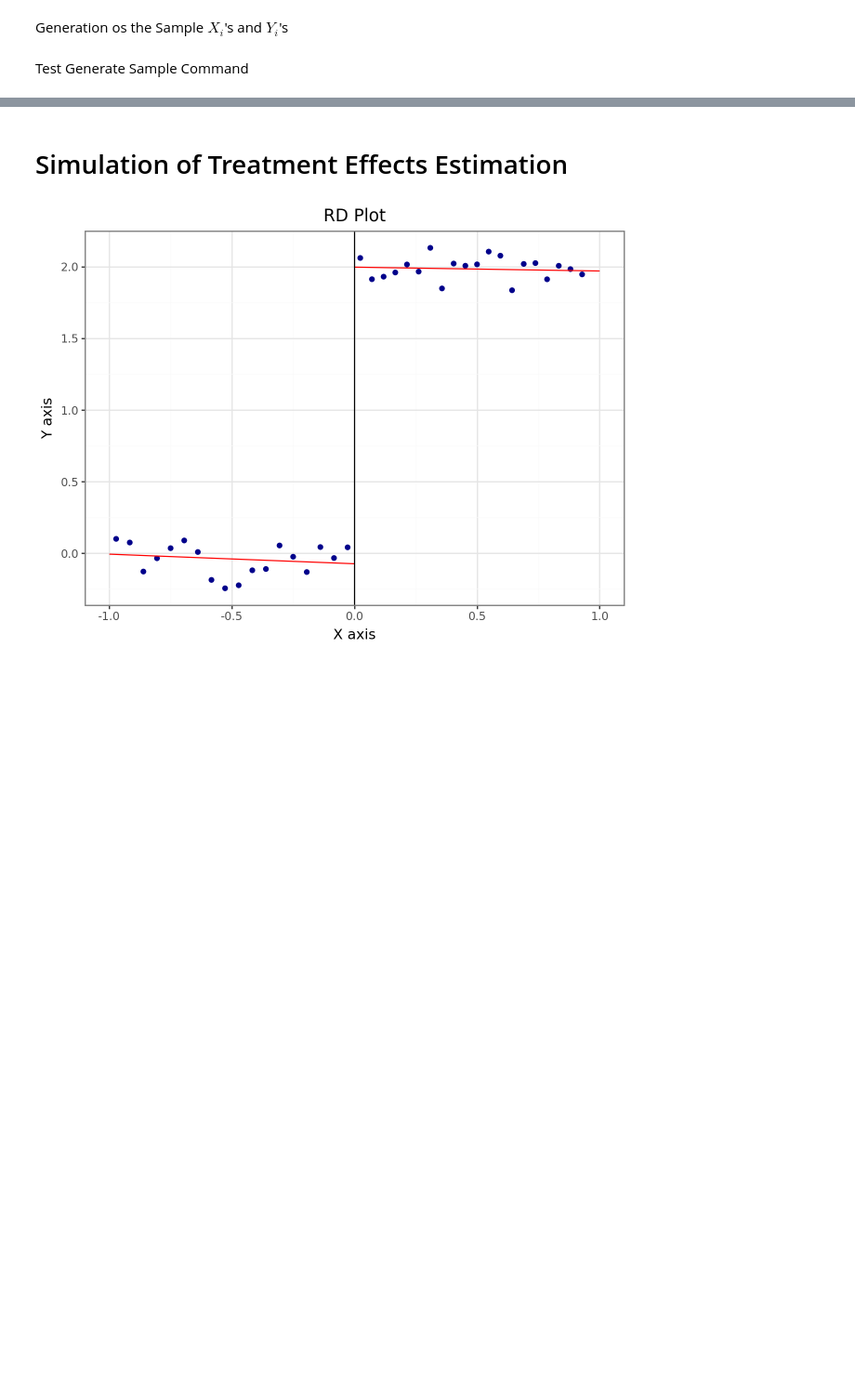
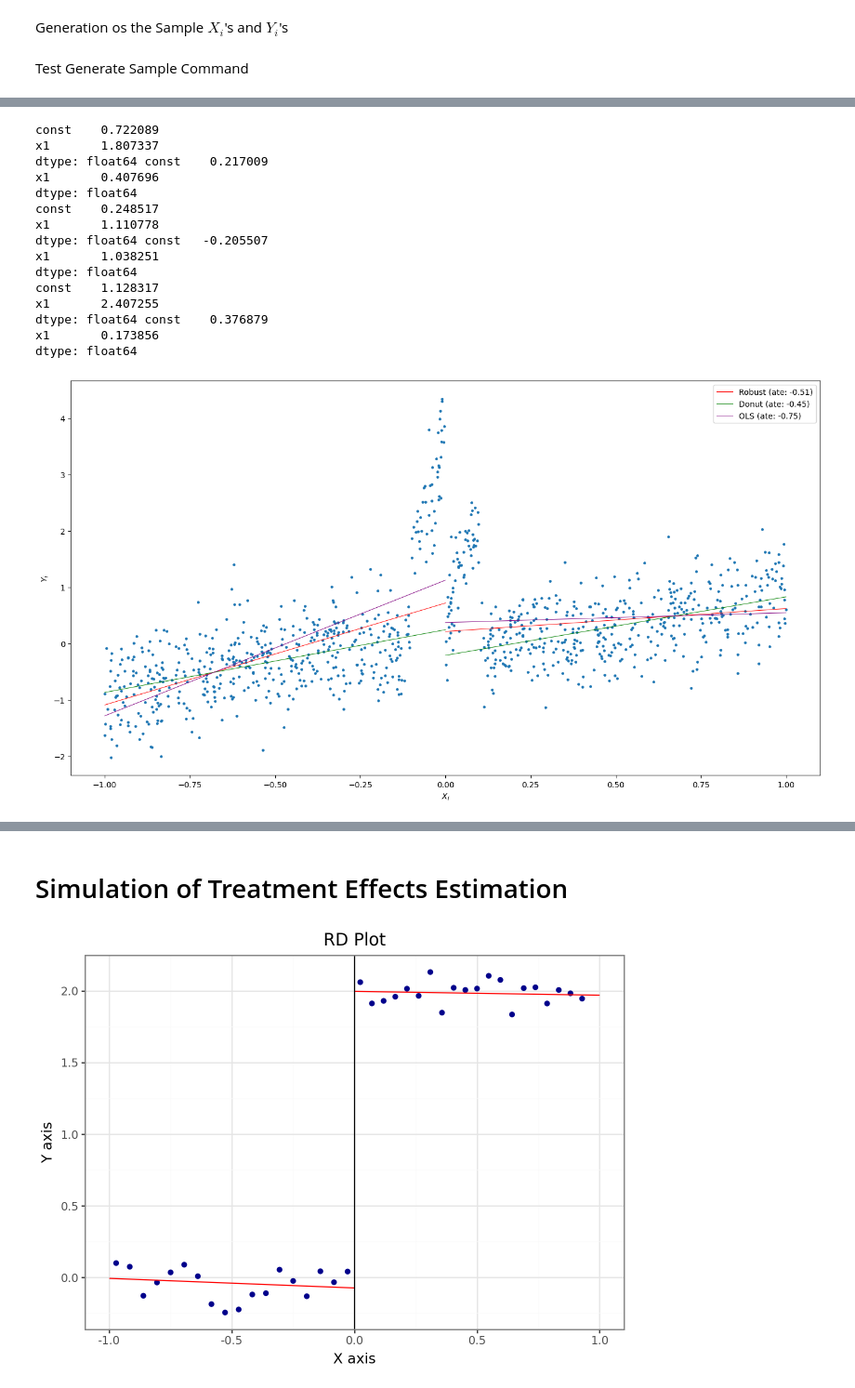
Before and after one commit to FranciscoPortilha/BSc2-Thesis---Robust-RDD, a Jupyter notebook: dev.ipynb, the cells around one changed output, grey strips where cells are left out. Shown at 93% size. Saved outputs shown, nothing was run; the diff lists cells and outputs as text; code cells hidden in the pictures; blank space fills up the shorter version.

```diff
--- a/dev.ipynb
+++ b/dev.ipynb
@@ -290,2 +365,23 @@ sample = genSample('Basic',1000,2,printPlot=True)
+# %%
+sample = genSample('Noack',1000,L=200,printPlot=False)
+#sample['Xsq'] = sample.X**2
+plotSplitFitComparison(sample,0,'Robust','Donut','OLS')
+# %% [output]
+const    0.722089
+x1       1.807337
+dtype: float64 const    0.217009
+x1       0.407696
+dtype: float64
+const    0.248517
+x1       1.110778
+dtype: float64 const   -0.205507
+x1       1.038251
+dtype: float64
+const    1.128317
+x1       2.407255
+dtype: float64 const    0.376879
+x1       0.173856
+dtype: float64
+[figure, added]
 # %%
 rdrobust(sample.Y,sample.X,p=1)
```
Also changed, not shown: parts of 6 cells of this notebook.
